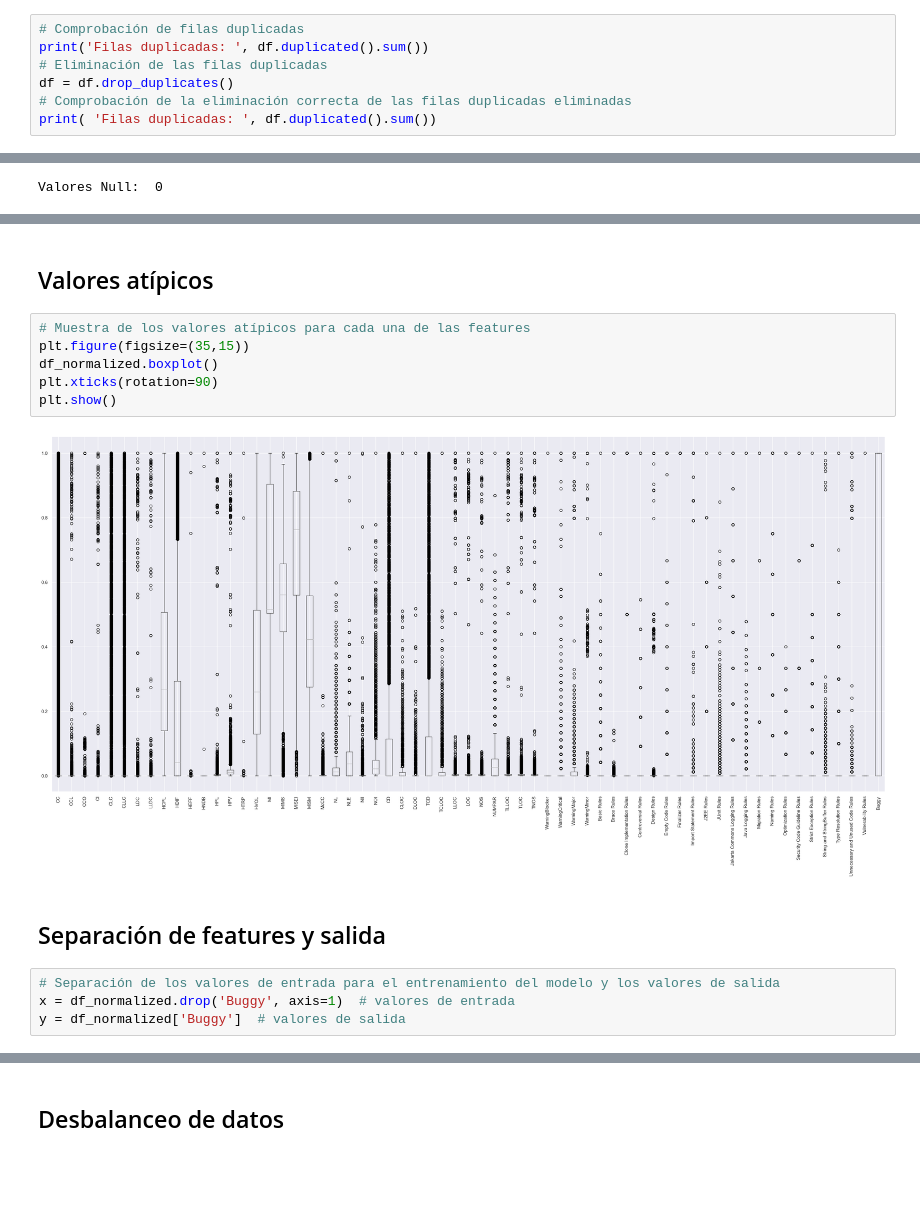
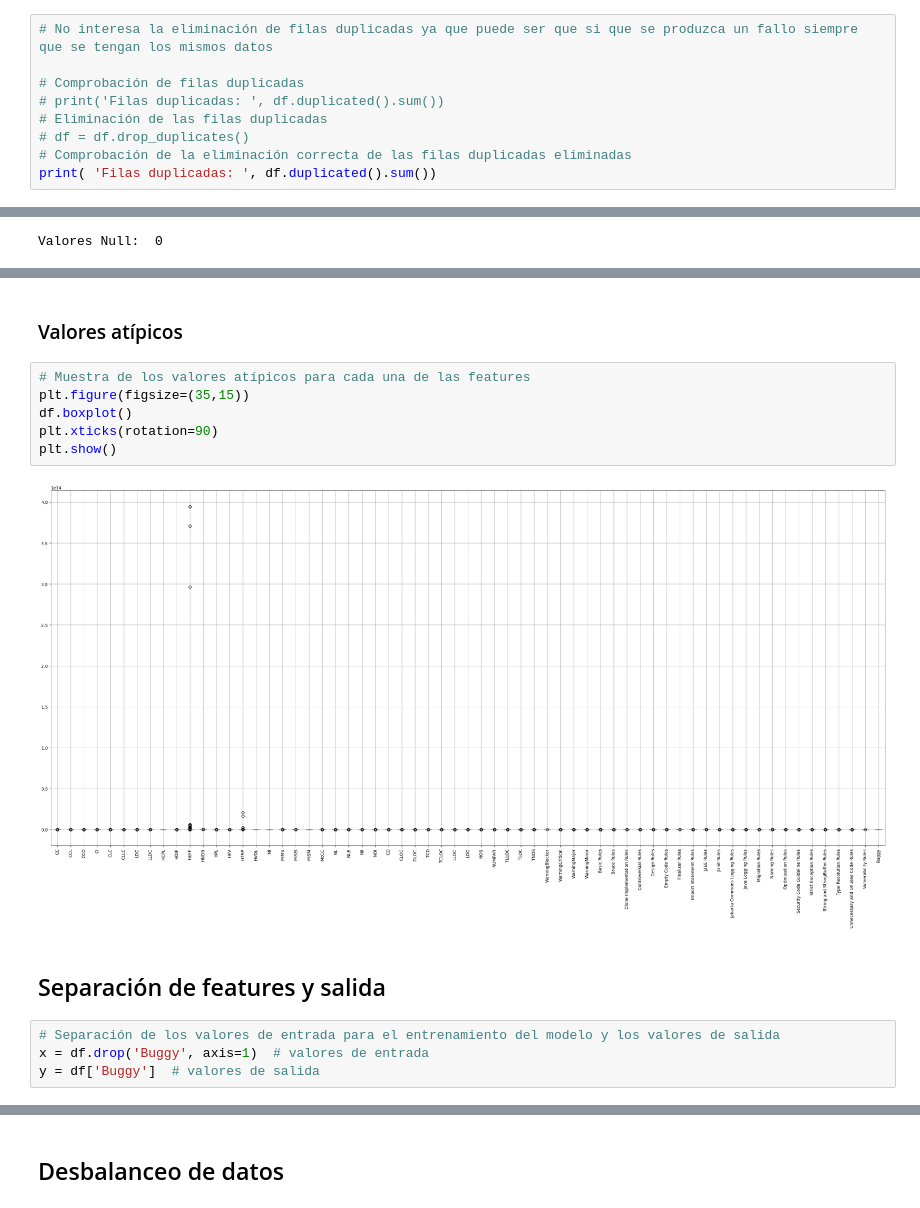
Before and after one commit to davidmacar/bug-prediction-explanation, a Jupyter notebook: estudio_bugHunter.ipynb, the cells around one changed output, grey strips where cells are left out. Drawn from its saved outputs; the diff is of its cells as text; blank space fills up the shorter version.

```diff
--- a/estudio_bugHunter.ipynb
+++ b/estudio_bugHunter.ipynb
@@ -94,10 +94,12 @@ df
 # %% [markdown]
 ### Filas duplicadas
 # %%
+# No interesa la eliminación de filas duplicadas ya que puede ser que si que se produzca un fallo siempre que se tengan los mismos datos
+
 # Comprobación de filas duplicadas
-print('Filas duplicadas: ', df.duplicated().sum())
+# print('Filas duplicadas: ', df.duplicated().sum())
 # Eliminación de las filas duplicadas
-df = df.drop_duplicates()
+# df = df.drop_duplicates()
 # Comprobación de la eliminación correcta de las filas duplicadas eliminadas
 print( 'Filas duplicadas: ', df.duplicated().sum())
 # %% [output]
@@ -166,19 +113,19 @@ df_normalized.describe()
 # %% [markdown]
-## Valores atípicos
+### Valores atípicos
 # %%
 # Muestra de los valores atípicos para cada una de las features
 plt.figure(figsize=(35,15))
-df_normalized.boxplot()
+df.boxplot()
 plt.xticks(rotation=90)
 plt.show()
 # %% [output]
-[figure, old version]
+[figure, new version]
 # %% [markdown]
 ## Separación de features y salida
 # %%
 # Separación de los valores de entrada para el entrenamiento del modelo y los valores de salida
-x = df_normalized.drop('Buggy', axis=1)  # valores de entrada
-y = df_normalized['Buggy']  # valores de salida
+x = df.drop('Buggy', axis=1)  # valores de entrada
+y = df['Buggy']  # valores de salida
 # %%
 x
 # %% [output]
```
Also changed, not shown: parts of 39 cells of this notebook, 1 other file.
